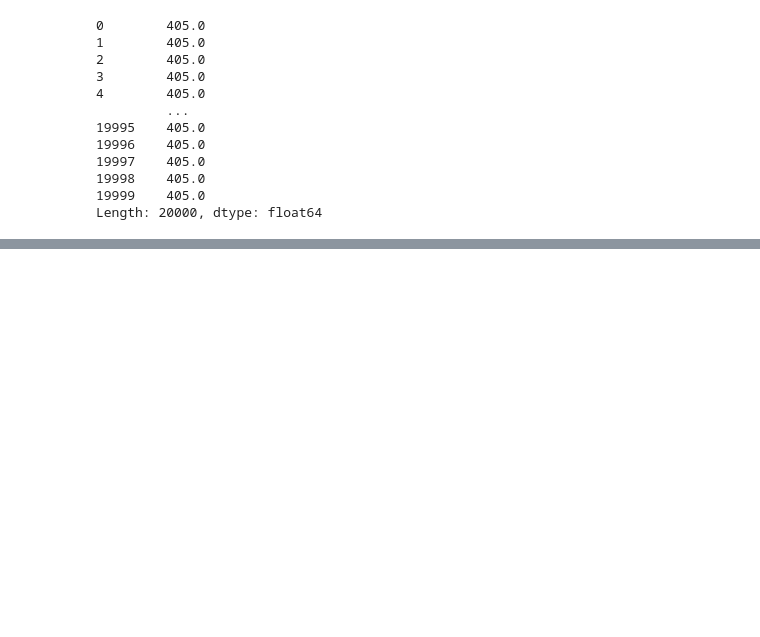
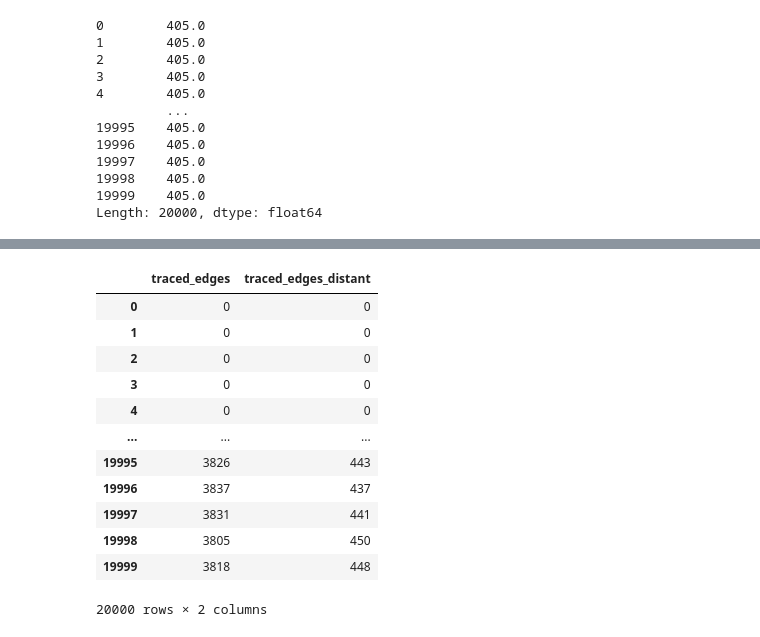
Before and after one commit to sbenthall/privacy-abm, a Jupyter notebook: contact-tracing/code/Python/2D Lattice with Rewiring.ipynb, the cells around one changed output, grey strips where cells are left out. Drawn from its saved outputs; the diff is of its cells as text; code cells hidden in the pictures; blank space fills up the shorter version.

```diff
--- a/contact-tracing/code/Python/2D Lattice with Rewiring.ipynb
+++ b/contact-tracing/code/Python/2D Lattice with Rewiring.ipynb
@@ -387,4 +415,20 @@ Index(['Unnamed: 0', 'time', 'A', 'W', 'C', 'beta_hat', 'alpha', 'gamma',
       dtype='object')
+# %%
+data[['traced_edges', 'traced_edges_distant']]
+# %% [output]
+|  | traced_edges | traced_edges_distant |
+| 0 | 0 | 0 |
+| 1 | 0 | 0 |
+| 2 | 0 | 0 |
+| 3 | 0 | 0 |
+| 4 | 0 | 0 |
+| ... | ... | ... |
+| 19995 | 3826 | 443 |
+| 19996 | 3837 | 437 |
+| 19997 | 3831 | 441 |
+| 19998 | 3805 | 450 |
+| 19999 | 3818 | 448 |
+20000 rows × 2 columns
 # %%
 sns.pairplot(
     data[[
```
Also changed, not shown: parts of 31 cells of this notebook.
